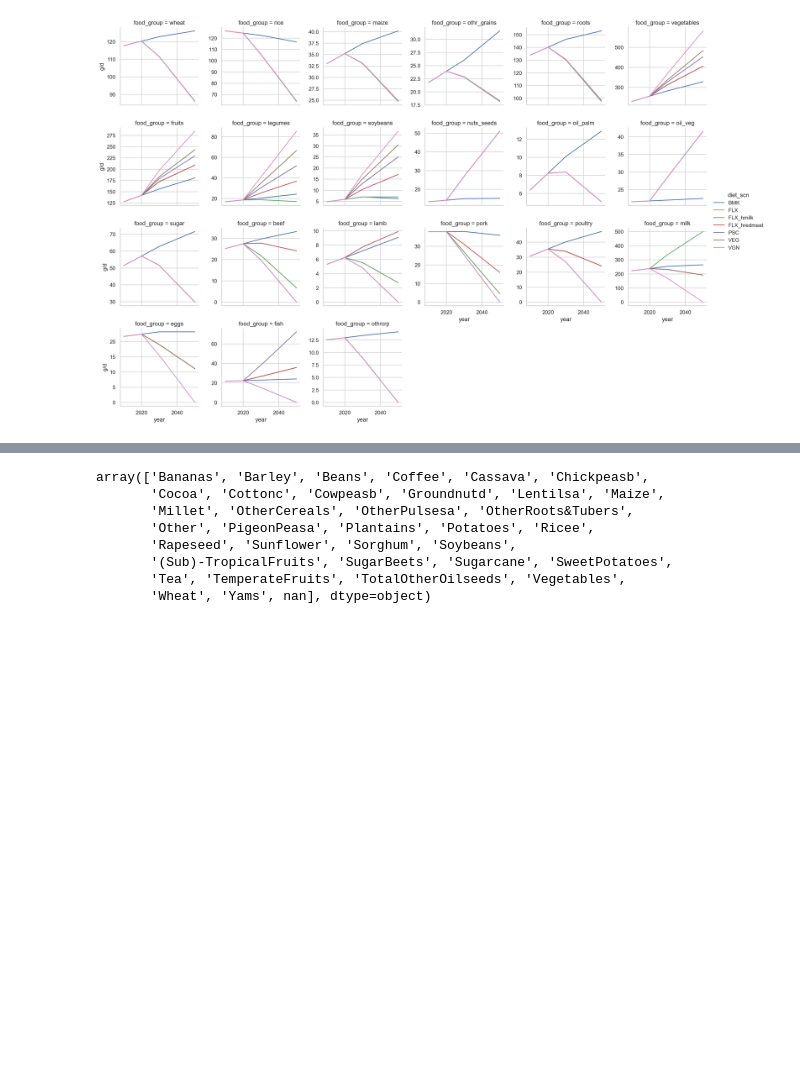
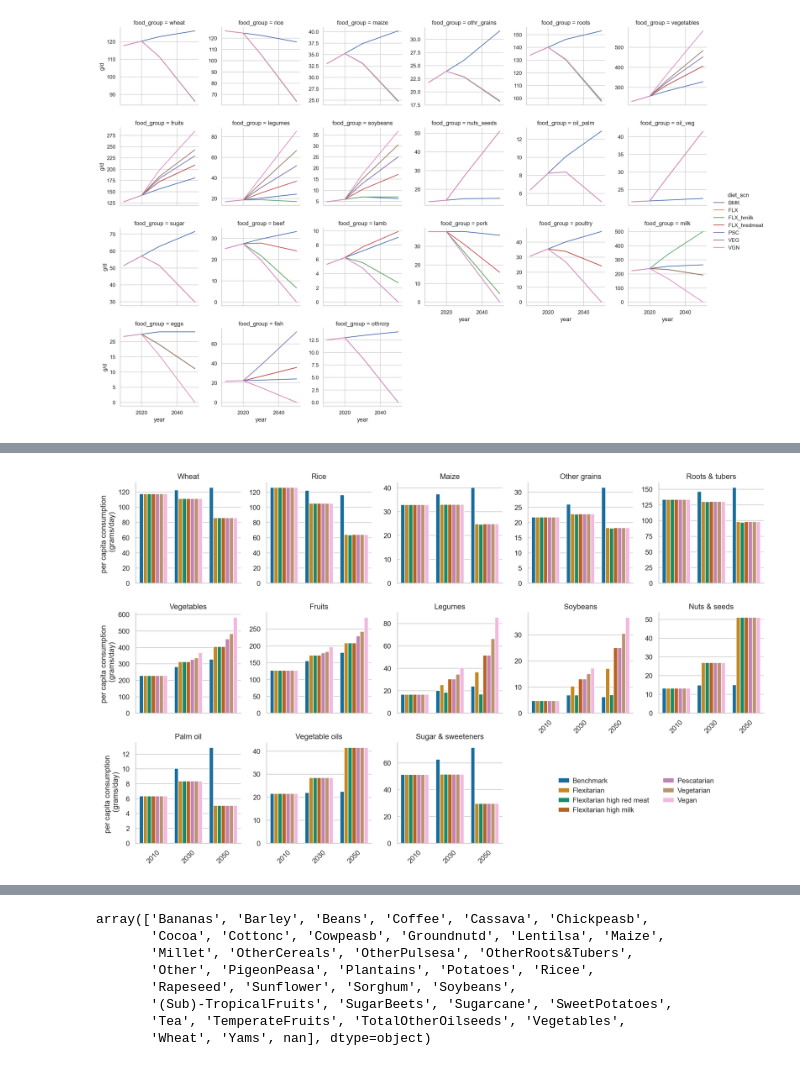
Before and after one commit to shrutijain90/future_food_scenarios, a Jupyter notebook: future_trade/data_inputs/dietary_scenarios.ipynb, the cells around one changed output, grey strips where cells are left out. Saved outputs shown, nothing was run; the diff lists cells and outputs as text; code cells hidden in the pictures; blank space fills up the shorter version.

```diff
--- a/future_trade/data_inputs/dietary_scenarios.ipynb
+++ b/future_trade/data_inputs/dietary_scenarios.ipynb
@@ -333,3 +333,98 @@ g.set_ylabels('g/d')
 cons = pd.concat([cons_g, cons_g_sc, cons_cal, cons_cal_sc], ignore_index=True)
 # %%
 cons.to_csv('../../OPSIS/Data/Future_production_demand_data/demand_scn.csv', index=False)
+# %%
+reg  = 'all-r'
+kcal = '2100kcal'
+year_order  = [2010, 2030, 2050]
+diet_order  = ['BMK', 'FLX_hredmeat', 'FLX_hmilk', 'FLX', 'PSC', 'VEG', 'VGN']
+plot_foods  = [
+    'wheat', 'rice', 'maize', 'othr_grains', 'roots', 'vegetables',
+    'fruits', 'legumes', 'soybeans', 'nuts_seeds', 'oil_palm', 'oil_veg',
+    'sugar'
+]
+
+label_map = {
+    "BMK": "Benchmark",
+    "FLX_hredmeat": "Flexitarian",
+    "FLX_hmilk": "Flexitarian high red meat",
+    "FLX": "Flexitarian high milk",
+    "PSC": "Pescatarian",
+    "VEG": "Vegetarian",
+    "VGN": "Vegan"
+}
+
+food_label_map = {
+    "wheat"      : "Wheat",
+    "rice"       : "Rice",
+    "maize"      : "Maize",
+    "othr_grains": "Other grains",
+    "roots"      : "Roots & tubers",
+    "vegetables" : "Vegetables",
+    "fruits"     : "Fruits",
+    "legumes"    : "Legumes",
+    "soybeans"   : "Soybeans",
+    "nuts_seeds" : "Nuts & seeds",
+    "oil_palm"   : "Palm oil",
+    "oil_veg"    : "Vegetable oils",
+    "sugar"      : "Sugar & sweeteners"
+}
+
+df = cons[(cons['region']==reg)
+          & (cons['item']=='g/d_w')
+          & (cons['measure']=='abs')
+          & (cons['kcal_scn']==kcal)
+          & (cons['food_group'].isin(plot_foods))]
+
+df["diet_label"] = df["diet_scn"].map(label_map)
+label_order = [label_map[k] for k in diet_order]
+
+df["food_label"] = df["food_group"].map(food_label_map)
+food_order = [food_label_map[f] for f in plot_foods]
+
+# keep only BMK for 2020, everyone else for ≥2025
+df = df[df['year'].isin(year_order)]
+
+# cast 'year' to ordered categorical so seaborn plots them in the right order
+df['year']      = pd.Categorical(df['year'], categories=year_order, ordered=True)
+df['diet_scn']  = pd.Categorical(df['diet_scn'], categories=diet_order, ordered=True)
+
+sns.set_theme(style="whitegrid")
+palette = sns.color_palette("colorblind", n_colors=len(diet_order))
+
+g = sns.catplot(
+    data=df,
+    x="year",
+    y="value",
+    hue="diet_label",
+    hue_order=label_order,
+    palette=palette,
+    col="food_label",
+    col_order=food_order,
+    col_wrap=5,
+    kind="bar",
+    height=3,
+    sharey=False,
+    legend=False
+)
+
+g.set_ylabels("per capita consumption \n (grams/day)")
+g.set_xlabels("")
+g.set_titles(col_template="{col_name}")
+for ax in g.axes.flat:
+    ax.tick_params(axis='x', rotation=45)
+
+handles, _ = g.axes.flat[0].get_legend_handles_labels()
+g.fig.legend(
+    handles=handles,
+    labels=label_order,
+    loc="lower center",
+    bbox_to_anchor=(0.8, 0.13),
+    ncol=2,
+    frameon=False,
+    handlelength=1.6, handletextpad=0.5
+)
+
+plt.tight_layout()
+plt.show()
+# %% [output]
@@ -336,3 +441,4 @@ cons.to_csv('../../OPSIS/Data/Future_production_demand_data/demand_scn.csv', ind
+[figure, added]
 # %%
 crop_conversion = pd.read_csv('../../OPSIS/Data/Crop_conversion/crop_correspondance_tables_output.csv')
 # %%
```
Also changed, not shown: parts of 1 cell of this notebook, 1 other file.
